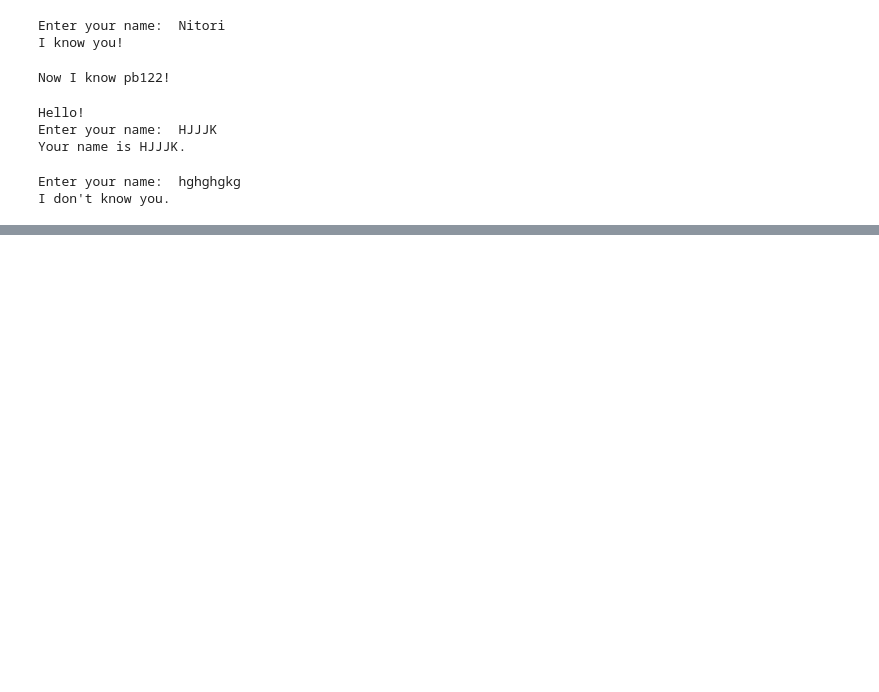
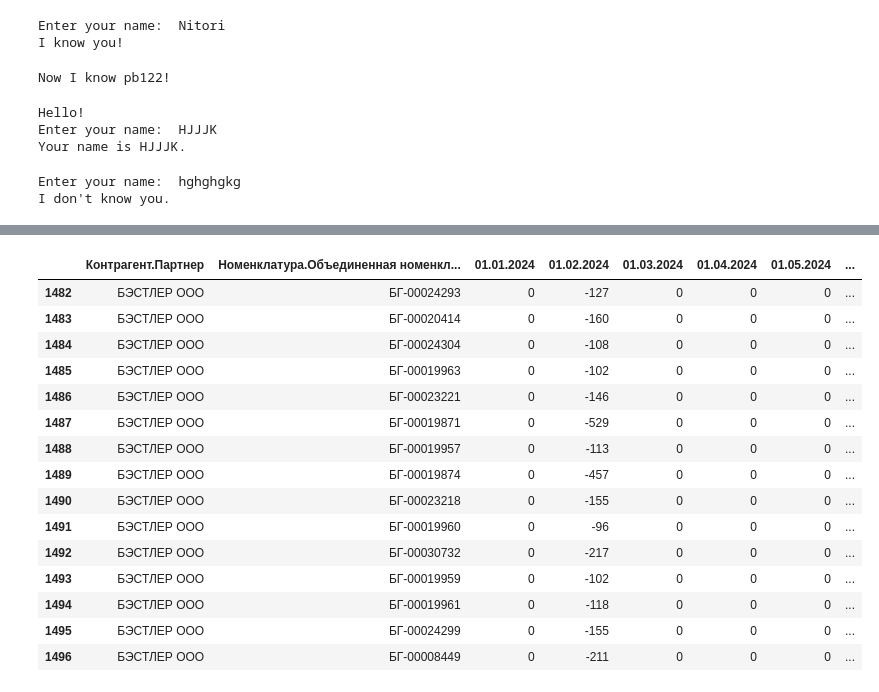
Before and after one commit to MaxWell-com/my-python-projects, a Jupyter notebook: Cleaning.ipynb, the cells around one changed output, grey strips where cells are left out. Drawn from its saved outputs; the diff is of its cells as text; code cells hidden in the pictures; blank space fills up the shorter version.

```diff
--- a/Cleaning.ipynb
+++ b/Cleaning.ipynb
@@ -223,0 +271,9 @@ df1.tail(5)
+# %%
+total_sales1 = df.groupby(['Контрагент.Партнер', 'Номенклатура.Объединенная номенклатура.Код'])[['01.03.2024', '01.04.2024', '01.05.2024',
+                                                                         '01.06.2024', '01.07.2024', '01.08.2024',
+                                                                         '01.09.2024', '01.10.2024', '01.11.2024',
+                                                                         '01.12.2024', '01.01.2025', '01.02.2025']].sum()
+# %%
+total_sales1['Общая сумма Код/Контрагент'] = total_sales1.sum(axis=1)
+# %%
+df = df.merge(total_sales1[['Общая сумма Код/Контрагент']], left_on=['Контрагент.Партнер','Номенклатура.Объединенная номенклатура.Код'], right_index=True, how = 'left')
@@ -223,0 +329,6 @@ df1.tail(5)
+# %%
+import numpy as np
+df['Доля'] = np.where(df['Общая сумма Код'] !=0,
+                      df['Общая сумма Код/Контрагент']/
+                      df['Общая сумма Код'],
+                      np.nan)
@@ -223,0 +361,19 @@ df1.tail(5)
+# %%
+df.tail(15)
+# %% [output]
+|  | Контрагент.Партнер | Номенклатура.Объединенная номенкл... | 01.01.2024 | 01.02.2024 | 01.03.2024 | 01.04.2024 | 01.05.2024 | ... |
+| 1482 | БЭСТЛЕР ООО | БГ-00024293 | 0 | -127 | 0 | 0 | 0 | ... |
+| 1483 | БЭСТЛЕР ООО | БГ-00020414 | 0 | -160 | 0 | 0 | 0 | ... |
+| 1484 | БЭСТЛЕР ООО | БГ-00024304 | 0 | -108 | 0 | 0 | 0 | ... |
+| 1485 | БЭСТЛЕР ООО | БГ-00019963 | 0 | -102 | 0 | 0 | 0 | ... |
+| 1486 | БЭСТЛЕР ООО | БГ-00023221 | 0 | -146 | 0 | 0 | 0 | ... |
+| 1487 | БЭСТЛЕР ООО | БГ-00019871 | 0 | -529 | 0 | 0 | 0 | ... |
+| 1488 | БЭСТЛЕР ООО | БГ-00019957 | 0 | -113 | 0 | 0 | 0 | ... |
+| 1489 | БЭСТЛЕР ООО | БГ-00019874 | 0 | -457 | 0 | 0 | 0 | ... |
+| 1490 | БЭСТЛЕР ООО | БГ-00023218 | 0 | -155 | 0 | 0 | 0 | ... |
+| 1491 | БЭСТЛЕР ООО | БГ-00019960 | 0 | -96 | 0 | 0 | 0 | ... |
+| 1492 | БЭСТЛЕР ООО | БГ-00030732 | 0 | -217 | 0 | 0 | 0 | ... |
+| 1493 | БЭСТЛЕР ООО | БГ-00019959 | 0 | -102 | 0 | 0 | 0 | ... |
+| 1494 | БЭСТЛЕР ООО | БГ-00019961 | 0 | -118 | 0 | 0 | 0 | ... |
+| 1495 | БЭСТЛЕР ООО | БГ-00024299 | 0 | -155 | 0 | 0 | 0 | ... |
+| 1496 | БЭСТЛЕР ООО | БГ-00008449 | 0 | -211 | 0 | 0 | 0 | ... |
```
Also changed, not shown: parts of 28 cells of this notebook.
